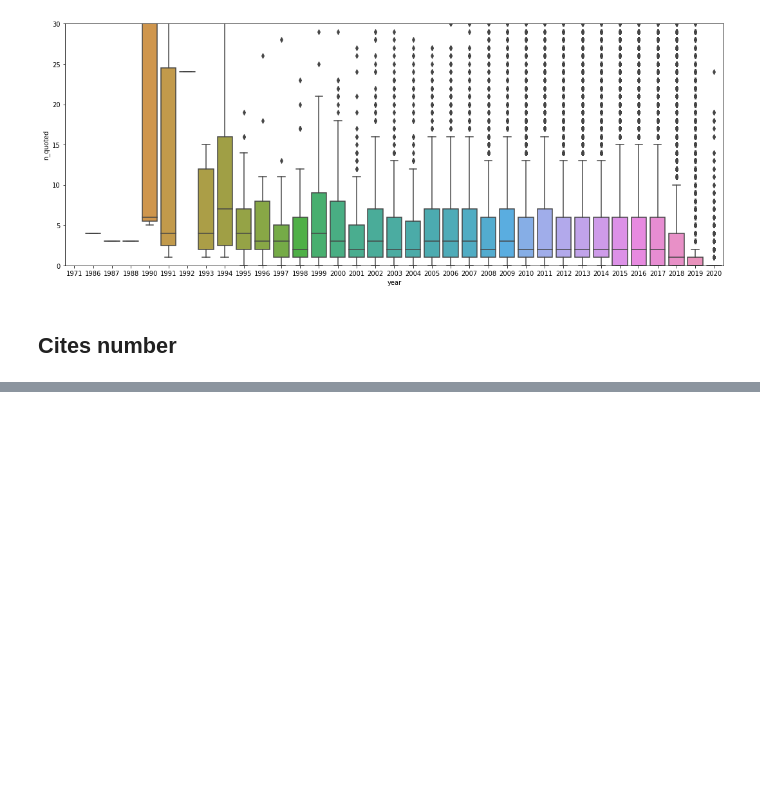
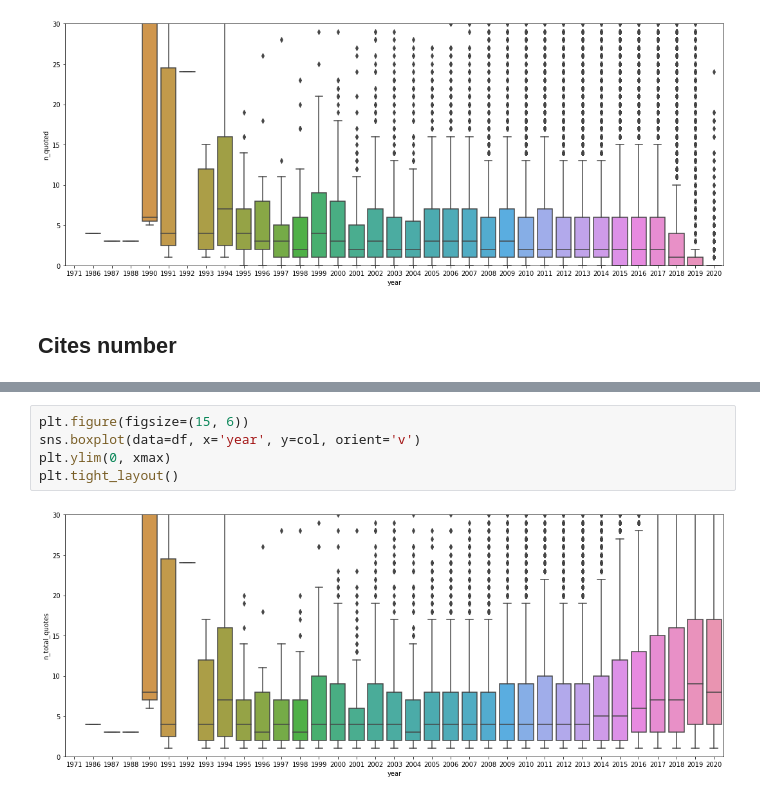
Before and after one commit to caiolmart/node-concordance, a Jupyter notebook: notebooks/eda/01_exploratory_data_analysis.ipynb, the cells around one changed output, grey strips where cells are left out. Saved outputs shown, nothing was run; the diff lists cells and outputs as text; blank space fills up the shorter version.

```diff
--- a/notebooks/eda/01_exploratory_data_analysis.ipynb
+++ b/notebooks/eda/01_exploratory_data_analysis.ipynb
@@ -150,0 +190,7 @@ plt.tight_layout()
+# %%
+plt.figure(figsize=(15, 6))
+sns.boxplot(data=df, x='year', y=col, orient='v')
+plt.ylim(0, xmax)
+plt.tight_layout()
+# %% [output]
+[figure, added]
```
Also changed, not shown: parts of 19 cells of this notebook.
